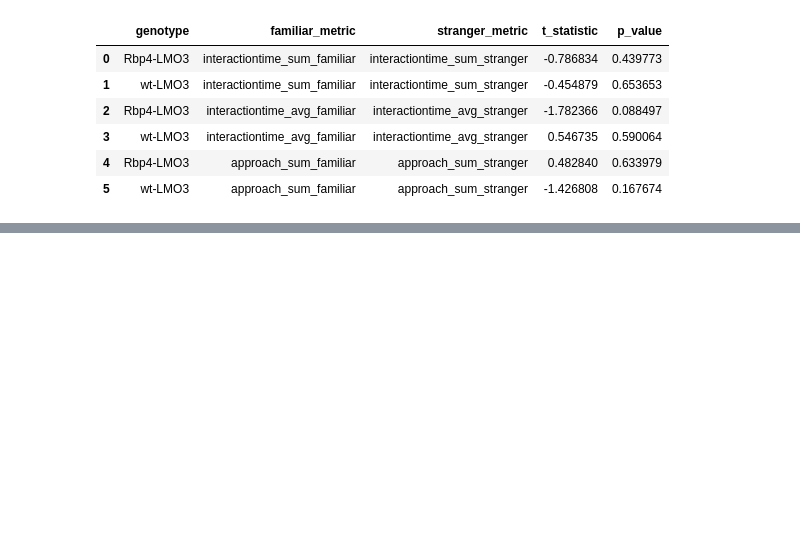
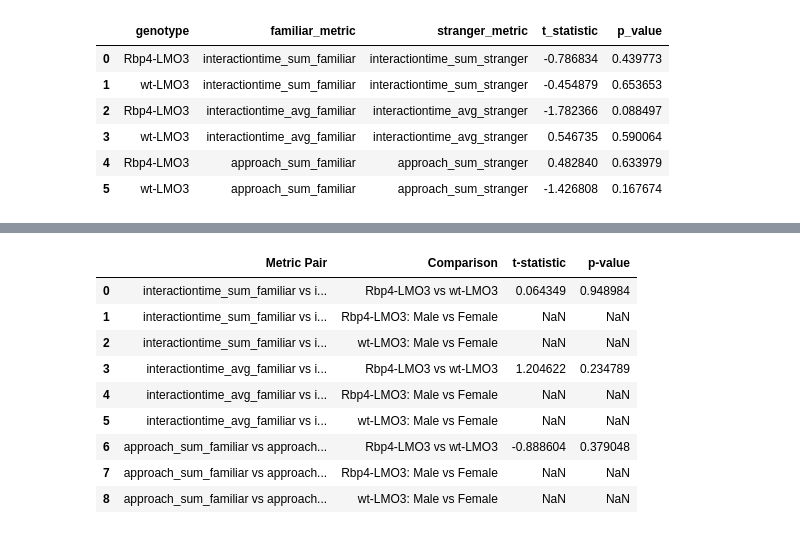
Before and after one commit to ecresp1el/ezpzmouseanalytics, a Jupyter notebook: notebooks/ezpz_analysis.ipynb, the cells around one changed output, grey strips where cells are left out. Saved outputs shown, nothing was run; the diff lists cells and outputs as text; code cells hidden in the pictures; blank space fills up the shorter version.

```diff
--- a/notebooks/ezpz_analysis.ipynb
+++ b/notebooks/ezpz_analysis.ipynb
@@ -519,0 +1050,13 @@ ValueError: cannot insert genotype, already exists
+# %%
+mouse_analysis.analysis.discrimination_ttest_results
+# %% [output]
+|  | Metric Pair | Comparison | t-statistic | p-value |
+| 0 | interactiontime_sum_familiar vs i... | Rbp4-LMO3 vs wt-LMO3 | 0.064349 | 0.948984 |
+| 1 | interactiontime_sum_familiar vs i... | Rbp4-LMO3: Male vs Female | NaN | NaN |
+| 2 | interactiontime_sum_familiar vs i... | wt-LMO3: Male vs Female | NaN | NaN |
+| 3 | interactiontime_avg_familiar vs i... | Rbp4-LMO3 vs wt-LMO3 | 1.204622 | 0.234789 |
+| 4 | interactiontime_avg_familiar vs i... | Rbp4-LMO3: Male vs Female | NaN | NaN |
+| 5 | interactiontime_avg_familiar vs i... | wt-LMO3: Male vs Female | NaN | NaN |
+| 6 | approach_sum_familiar vs approach... | Rbp4-LMO3 vs wt-LMO3 | -0.888604 | 0.379048 |
+| 7 | approach_sum_familiar vs approach... | Rbp4-LMO3: Male vs Female | NaN | NaN |
+| 8 | approach_sum_familiar vs approach... | wt-LMO3: Male vs Female | NaN | NaN |
```
Also changed, not shown: parts of 17 cells of this notebook.
